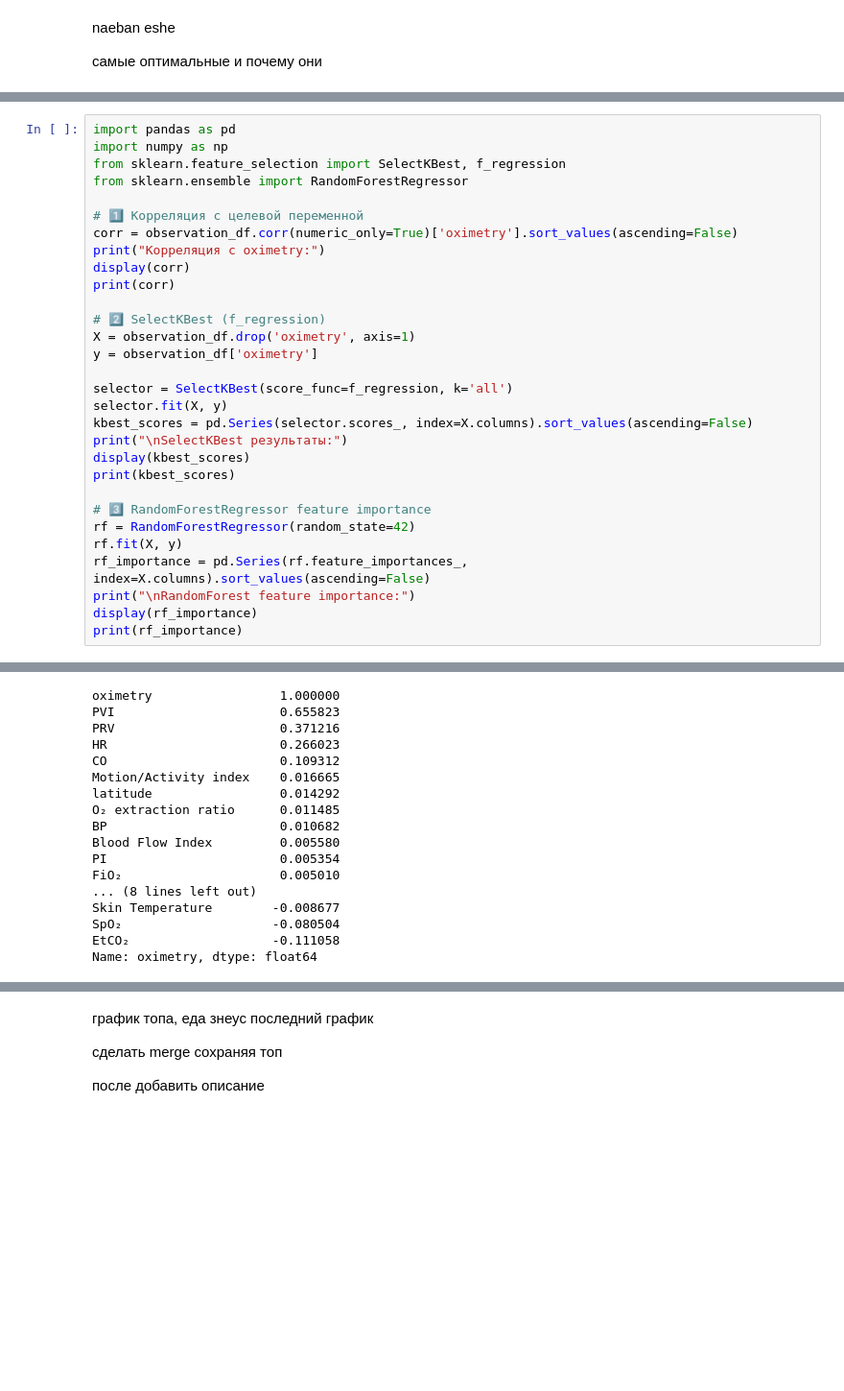
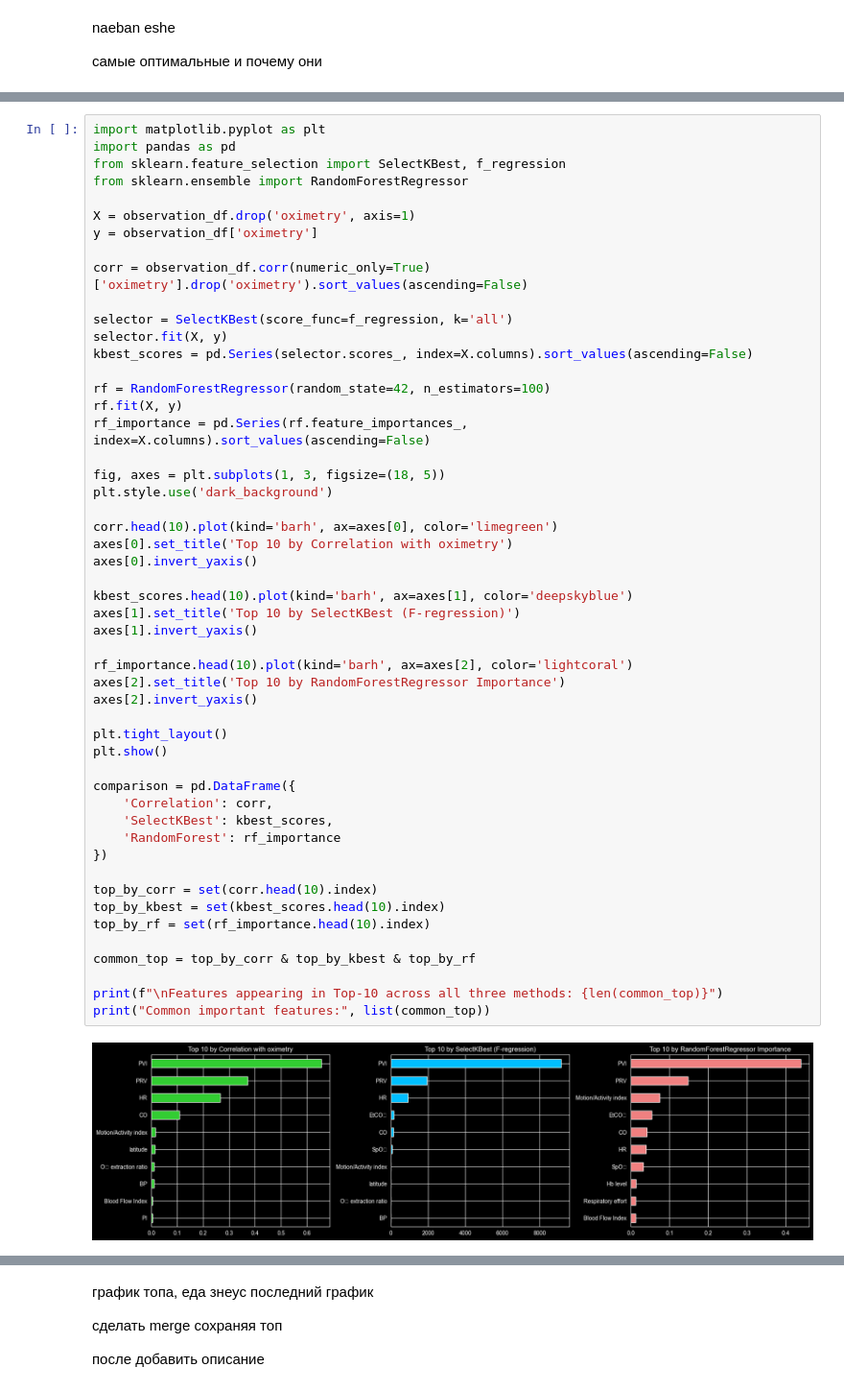
Before and after one commit to frtndmd/iau_Kosharova_Oliinyk_67, a Jupyter notebook: src/ver2.ipynb, the cells around one changed output, grey strips where cells are left out. Shown at 96% size. Cells and saved outputs as stored; diff of their text form; blank space fills up the shorter version.

Commit message:
name fix

```diff
--- a/src/ver2.ipynb
+++ b/src/ver2.ipynb
@@ -1274,31 +1351,53 @@ Tieto transformácie zlepšia stabilitu a výkon modelov strojového učenia a b
 # %%
+import matplotlib.pyplot as plt
 import pandas as pd
-import numpy as np
 from sklearn.feature_selection import SelectKBest, f_regression
 from sklearn.ensemble import RandomForestRegressor
 
-# 1️⃣ Корреляция с целевой переменной
-corr = observation_df.corr(numeric_only=True)['oximetry'].sort_values(ascending=False)
-print("Корреляция с oximetry:")
-display(corr)
-print(corr)
-
-# 2️⃣ SelectKBest (f_regression)
 X = observation_df.drop('oximetry', axis=1)
 y = observation_df['oximetry']
+
+corr = observation_df.corr(numeric_only=True)['oximetry'].drop('oximetry').sort_values(ascending=False)
 
 selector = SelectKBest(score_func=f_regression, k='all')
 selector.fit(X, y)
 kbest_scores = pd.Series(selector.scores_, index=X.columns).sort_values(ascending=False)
-print("\nSelectKBest результаты:")
-display(kbest_scores)
-print(kbest_scores)
 
-# 3️⃣ RandomForestRegressor feature importance
-rf = RandomForestRegressor(random_state=42)
+rf = RandomForestRegressor(random_state=42, n_estimators=100)
 rf.fit(X, y)
 rf_importance = pd.Series(rf.feature_importances_, index=X.columns).sort_values(ascending=False)
-print("\nRandomForest feature importance:")
-display(rf_importance)
-print(rf_importance)
+
+fig, axes = plt.subplots(1, 3, figsize=(18, 5))
+plt.style.use('dark_background')
+
+corr.head(10).plot(kind='barh', ax=axes[0], color='limegreen')
+axes[0].set_title('Top 10 by Correlation with oximetry')
+axes[0].invert_yaxis()
+
+kbest_scores.head(10).plot(kind='barh', ax=axes[1], color='deepskyblue')
+axes[1].set_title('Top 10 by SelectKBest (F-regression)')
+axes[1].invert_yaxis()
+
+rf_importance.head(10).plot(kind='barh', ax=axes[2], color='lightcoral')
+axes[2].set_title('Top 10 by RandomForestRegressor Importance')
+axes[2].invert_yaxis()
+
+plt.tight_layout()
+plt.show()
+
+comparison = pd.DataFrame({
+    'Correlation': corr,
+    'SelectKBest': kbest_scores,
+    'RandomForest': rf_importance
+})
+
+top_by_corr = set(corr.head(10).index)
+top_by_kbest = set(kbest_scores.head(10).index)
+top_by_rf = set(rf_importance.head(10).index)
+
+common_top = top_by_corr & top_by_kbest & top_by_rf
+
+print(f"\nFeatures appearing in Top-10 across all three methods: {len(common_top)}")
+print("Common important features:", list(common_top))
 # %% [output]
+[figure, added]
@@ -1306,17 +1405,0 @@ print(rf_importance)
-oximetry                 1.000000
-PVI                      0.655823
-PRV                      0.371216
-HR                       0.266023
-CO                       0.109312
-Motion/Activity index    0.016665
-latitude                 0.014292
-O₂ extraction ratio      0.011485
-BP                       0.010682
-Blood Flow Index         0.005580
-PI                       0.005354
-FiO₂                     0.005010
-... (8 lines left out)
-Skin Temperature        -0.008677
-SpO₂                    -0.080504
-EtCO₂                   -0.111058
-Name: oximetry, dtype: float64
```
Also changed, not shown: parts of 9 cells of this notebook, 1 other file.
